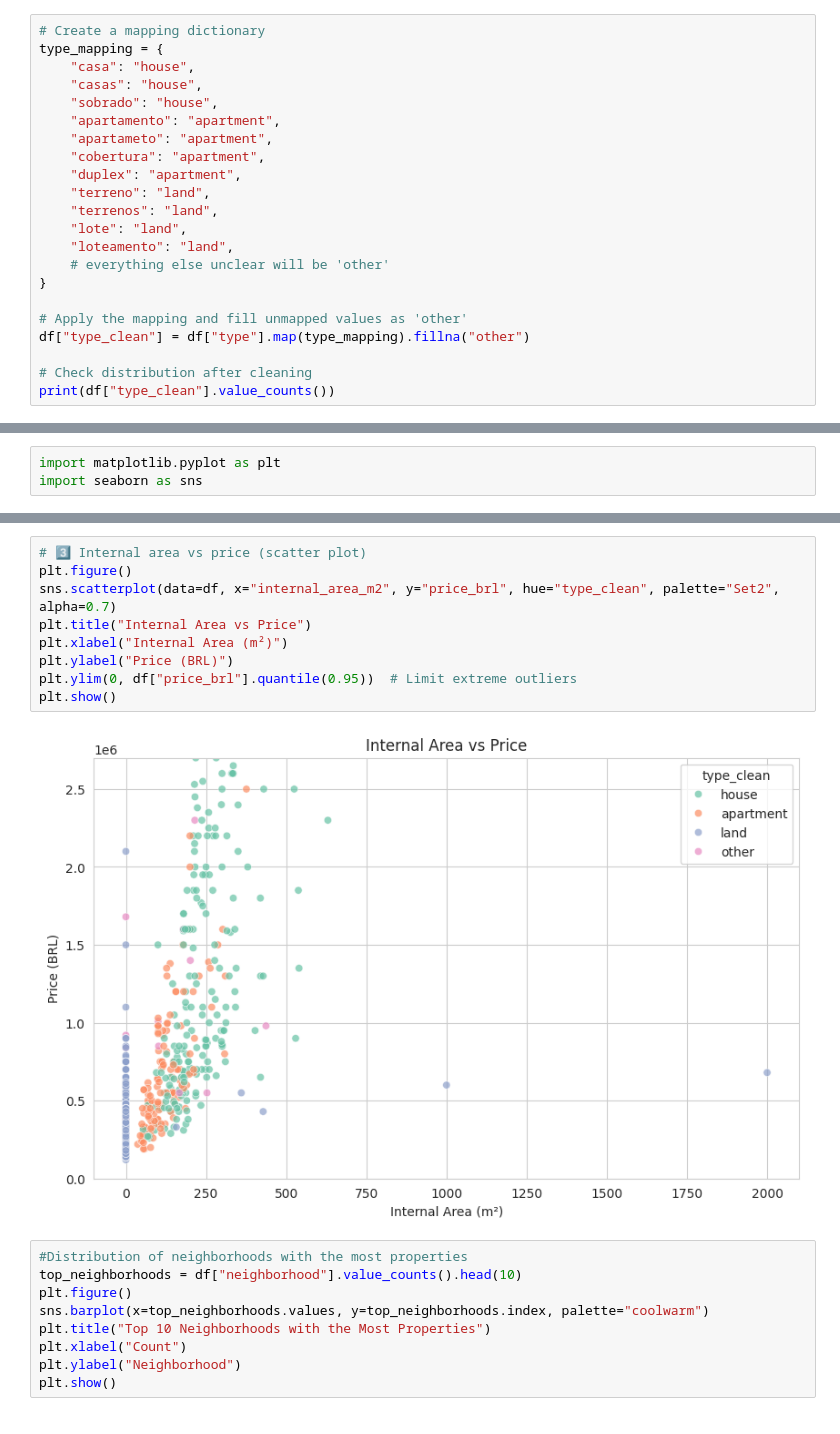
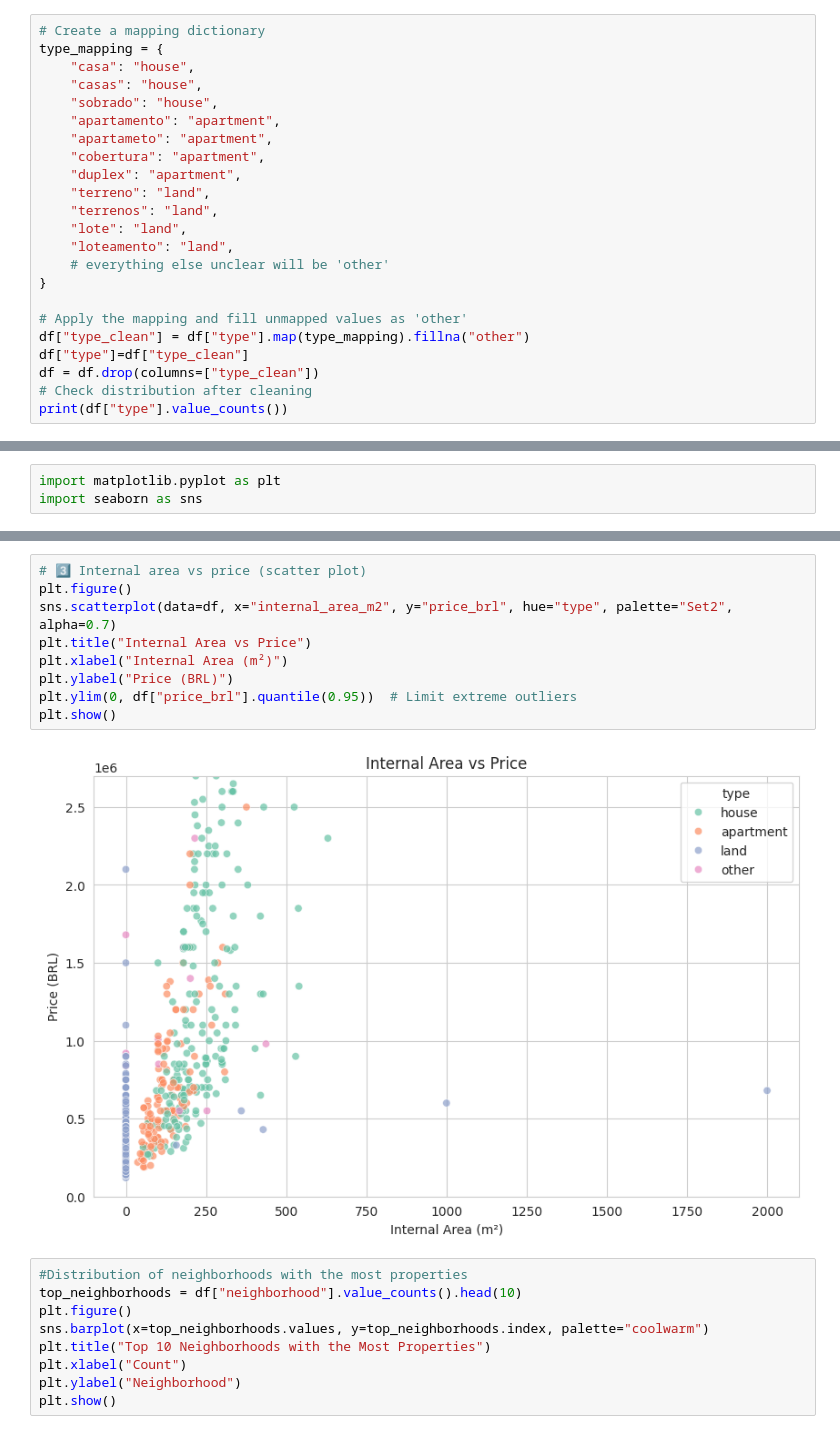
Before and after one commit to matteocandidosenna/ScrapingRealStates, a Jupyter notebook: ExploratoryAnalysis.ipynb, the cells around one changed output, grey strips where cells are left out. Saved outputs shown, nothing was run; the diff lists cells and outputs as text.

Commit message:
Improvements on the Exploratory Analysis and data

```diff
--- a/ExploratoryAnalysis.ipynb
+++ b/ExploratoryAnalysis.ipynb
@@ -78,7 +78,8 @@ type_mapping = {
 
 # Apply the mapping and fill unmapped values as 'other'
 df["type_clean"] = df["type"].map(type_mapping).fillna("other")
-
+df["type"]=df["type_clean"]
+df = df.drop(columns=["type_clean"])
 # Check distribution after cleaning
-print(df["type_clean"].value_counts())
+print(df["type"].value_counts())
 # %% [output]
@@ -152,14 +153,14 @@ Passing `palette` without assigning `hue` is deprecated and will be removed in v
 # %%
 # 3️⃣ Internal area vs price (scatter plot)
 plt.figure()
-sns.scatterplot(data=df, x="internal_area_m2", y="price_brl", hue="type_clean", palette="Set2", alpha=0.7)
+sns.scatterplot(data=df, x="internal_area_m2", y="price_brl", hue="type", palette="Set2", alpha=0.7)
 plt.title("Internal Area vs Price")
 plt.xlabel("Internal Area (m²)")
 plt.ylabel("Price (BRL)")
 plt.ylim(0, df["price_brl"].quantile(0.95))  # Limit extreme outliers
 plt.show()
 # %% [output]
-[figure, old version]
+[figure, new version]
 # %%
 #Distribution of neighborhoods with the most properties
 top_neighborhoods = df["neighborhood"].value_counts().head(10)
```
Also changed, not shown: parts of 6 cells of this notebook, 1 other file.
